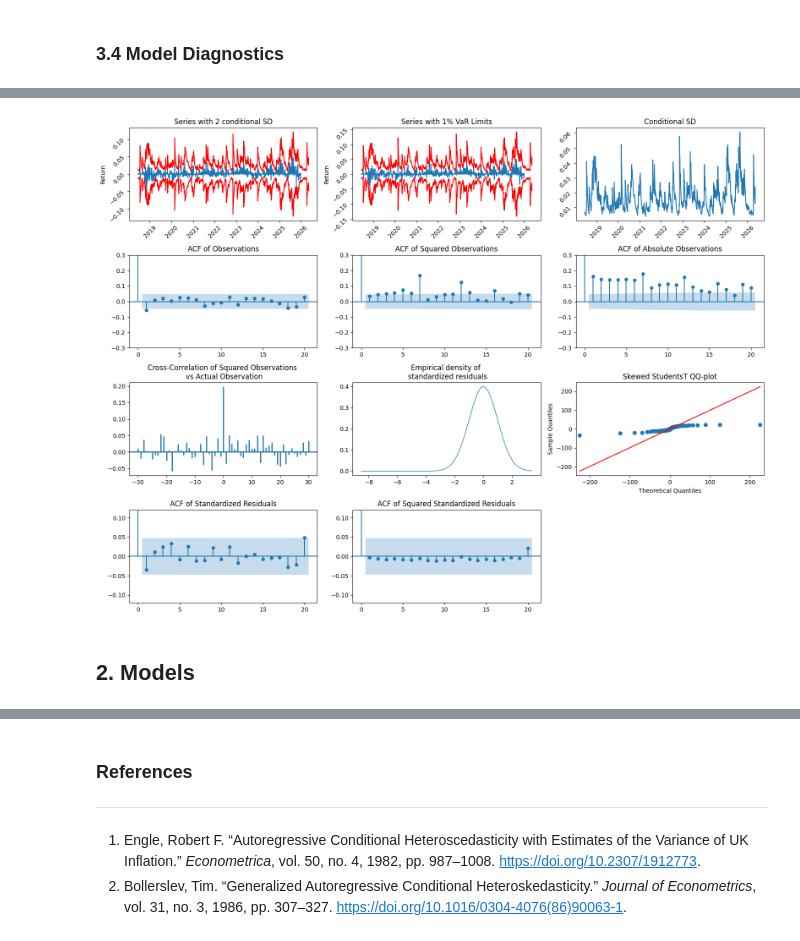
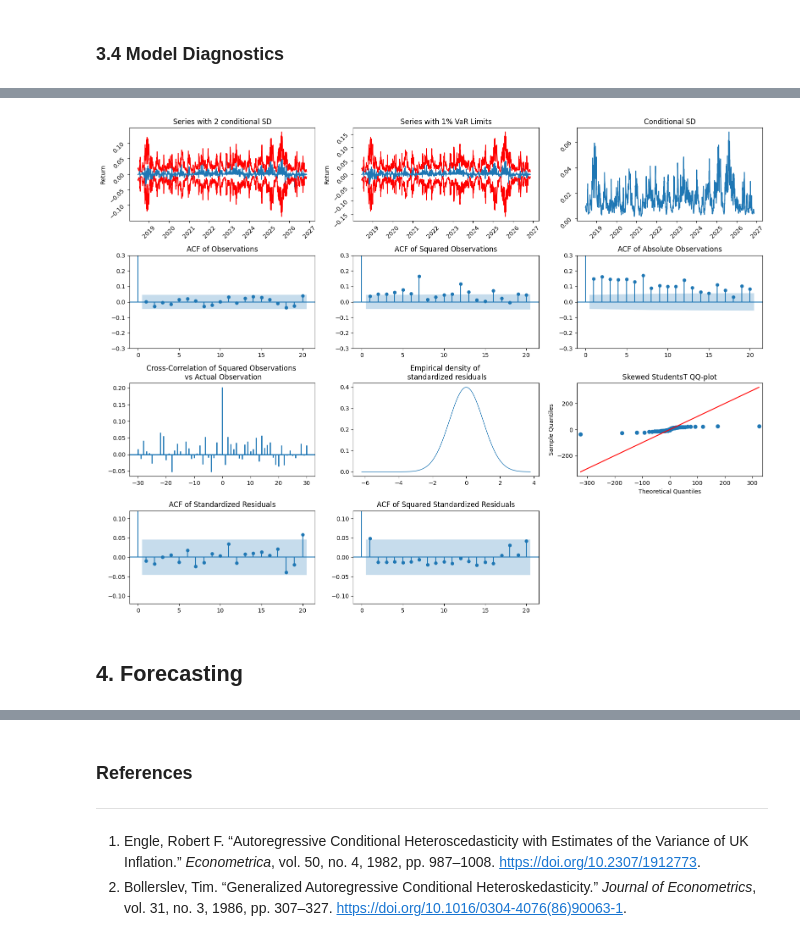
Before and after one commit to QuantNyasa/MScFE-Capstone-Project, a Jupyter notebook: notebooks/main_notebook.ipynb, the cells around one changed output, grey strips where cells are left out. Saved outputs shown, nothing was run; the diff lists cells and outputs as text; code cells hidden in the pictures.

```diff
--- a/notebooks/main_notebook.ipynb
+++ b/notebooks/main_notebook.ipynb
@@ -48,9 +90,11 @@ import matplotlib.pyplot as plt
 # Statistical Analysis
 import statsmodels.api as sm
 from scipy import stats
-from scipy.stats import (norm,skew,kurtosis,shapiro,jarque_bera,anderson,kstest,normaltest)
+from scipy.stats import (norm,skew,probplot,kurtosis,shapiro,jarque_bera,anderson,kstest,normaltest)
 from statsmodels.tsa.statespace.sarimax import SARIMAX
 from statsmodels.stats.diagnostic import (het_arch,acorr_ljungbox)
+from statsmodels.graphics.tsaplots import plot_acf, plot_pacf
+
 
 # Models
 from pmdarima.arima import auto_arima
@@ -63,4 +107,4 @@ from arch.unitroot import ADF, PhillipsPerron
 import sys
 import warnings
 warnings.filterwarnings("ignore")
-plt.rcParams["figure.figsize"] = (16, 9)
+# plt.rcParams["figure.figsize"] = (16, 9)
@@ -228,6 +336,6 @@ Total fit time: 5.511 seconds
 # %%
 # Fit ARIMA to returns
-mean_fit = SARIMAX( masi_r, order=(1, 0, 1), trend="c").fit()
+mean_fit = SARIMAX( masi_r, order=(3,0,2), trend="c").fit()
 print(mean_fit.summary())
 # %% [output]
                                SARIMAX Results
@@ -374,6 +628,6 @@ comparison
 # %% [markdown]
 ### **3.4 Model Diagnostics**
 # %%
-egarch_skewt_fit = fits["EGARCH(1,1)-Skewed-t"] # the selected model
+overall_best_model = fits["APARCH(1,1,2)-skewt"] # the selected model
 # %%
 # Diagnostic tests for EGARCH(1,1) Model with skewed Student's t White Noise
@@ -409,89 +663,84 @@ P-value: 1.0000
 Distributed: <scipy.stats._distn_infrastructure.rv_continuous_frozen object at 0x...>
-# %%
-masi_r = masi_r.dropna().astype(float)
-train  = masi_r[masi_r.index < "2026-01-01"]
-y      = train * 100
-N_OBS  = len(y)
 # %%
 # Model Diagnostic Plots for the EGARCH(1,1) Model with Skewed Student's t White Noise
 fig, ax = plt.subplots(4, 3, figsize=(16, 12))
 
 # Figure Row 1 Column 1
-ax[0, 0].plot(train)
-ax[0, 0].plot(2.0 * egarch_skewt_fit.conditional_volatility / 100.0, c="r")
-ax[0, 0].plot(-2.0 * egarch_skewt_fit.conditional_volatility / 100.0, c="r")
+ax[0, 0].plot(masi_r)
+ax[0, 0].plot(2.0 * overall_best_model.conditional_volatility / 100.0, c="r")
+ax[0, 0].plot(-2.0 * overall_best_model.conditional_volatility / 100.0, c="r")
 ax[0, 0].tick_params(labelrotation=45)
 ax[0, 0].set_title("Series with 2 conditional SD")
 ax[0, 0].set_ylabel("Return")
 
 # Figure Row 1 Column 2
-VaR_1 = stats.t(df=len(train) - 1).ppf(0.99)
-ax[0, 1].plot(train)
-ax[0, 1].plot(VaR_1 * egarch_skewt_fit.conditional_volatility / 100.0, c="r")
-ax[0, 1].plot(-VaR_1 * egarch_skewt_fit.conditional_volatility / 100.0, c="r")
+VaR_1 = stats.t(df=len(masi_r) - 1).ppf(0.99)
+ax[0, 1].plot(masi_r)
+ax[0, 1].plot(VaR_1 * overall_best_model.conditional_volatility / 100.0, c="r")
+ax[0, 1].plot(-VaR_1 * overall_best_model.conditional_volatility / 100.0, c="r")
 ax[0, 1].tick_params(labelrotation=45)
 ax[0, 1].set_title("Series with 1% VaR Limits")
 ax[0, 1].set_ylabel("Return")
 
 # Figure Row 1 Column 3
-ax[0, 2].plot(egarch_skewt_fit.conditional_volatility / 100.0)
+ax[0, 2].plot(overall_best_model.conditional_volatility / 100.0)
 ax[0, 2].set_title("Conditional SD")
 ax[0, 2].tick_params(labelrotation=45)
 
 # Figure Row 2 Column 1
-sm.graphics.tsa.plot_acf(egarch_skewt_fit.resid / 100.0, lags=20, ax=ax[1, 0])
+sm.graphics.tsa.plot_acf(overall_best_model.resid / 100.0, lags=20, ax=ax[1, 0])
 ax[1, 0].set_title("ACF of Observations")
 ax[1, 0].set_ylim([-0.3, 0.3])
 
 # Figure Row 2 Column 2
-sm.graphics.tsa.plot_acf(egarch_skewt_fit.resid**2, lags=20, ax=ax[1, 1])
+sm.graphics.tsa.plot_acf(overall_best_model.resid**2, lags=20, ax=ax[1, 1])
 ax[1, 1].set_title("ACF of Squared Observations")
 ax[1, 1].set_ylim([-0.3, 0.3])
 
 # Figure Row 2 Column 3
-sm.graphics.tsa.plot_acf(np.abs(egarch_skewt_fit.resid), lags=20, ax=ax[1, 2])
+sm.graphics.tsa.plot_acf(np.abs(overall_best_model.resid), lags=20, ax=ax[1, 2])
 ax[1, 2].set_title("ACF of Absolute Observations")
 ax[1, 2].set_ylim([-0.3, 0.3])
 
 # Figure Row 3 Column 1
 ax[2, 0].xcorr(
-    egarch_skewt_fit.resid**2,
-    egarch_skewt_fit.resid,
+    overall_best_model.resid**2,
+    overall_best_model.resid,
     usevlines=True,
     maxlags=30,
     normed=True,
     lw=2,
 )
 ax[2, 0].set_title("Cross-Correlation of Squared Observations \n vs Actual Observation")
 
 # Figure Row 3 Column 2
-standardized_residuals = egarch_skewt_fit.std_resid
+standardized_residuals =overall_best_model.std_resid
 min_val = np.min(standardized_residuals)
 max_val = np.max(standardized_residuals)
 empirical_density = np.linspace(min_val, max_val, len(standardized_residuals))
 ax[2, 1].plot(empirical_density, stats.norm.pdf(empirical_density), lw=1)
 ax[2, 1].set_title("Empirical density of \n standardized residuals")
 
 # Figure Row 3 Column 3
-sm.qqplot(egarch_skewt_fit.resid, stats.t, fit=True, line="q", ax=ax[2, 2])
+sm.qqplot(overall_best_model.resid, stats.t, fit=True, line="q", ax=ax[2, 2])
 ax[2, 2].set_title("Skewed StudentsT QQ-plot")
 
 # Figure Row 4 Column 1
-sm.graphics.tsa.plot_acf(egarch_skewt_fit.std_resid, lags=20, ax=ax[3, 0])
+sm.graphics.tsa.plot_acf(overall_best_model.std_resid, lags=20, ax=ax[3, 0])
 ax[3, 0].set_title("ACF of Standardized Residuals")
 ax[3, 0].set_ylim([-0.12, 0.12])
 
 # Figure Row 4 Column 2
-sm.graphics.tsa.plot_acf((egarch_skewt_fit.std_resid) ** 2, lags=20, ax=ax[3, 1])
+sm.graphics.tsa.plot_acf((overall_best_model.std_resid) ** 2, lags=20, ax=ax[3, 1])
 ax[3, 1].set_title("ACF of Squared Standardized Residuals")
 ax[3, 1].set_ylim([-0.12, 0.12])
 
 ax[3, 2].axis("off")
 fig.tight_layout()
 plt.show()
 # %% [output]
-[figure, old version]
+[figure, new version]
 # %%
 fig.savefig("egarch_diagnostics.png", dpi=300, bbox_inches="tight")
 # %% [markdown]
-## 2. Models
+## **4. Forecasting**
```
Also changed, not shown: parts of 65 cells of this notebook.
